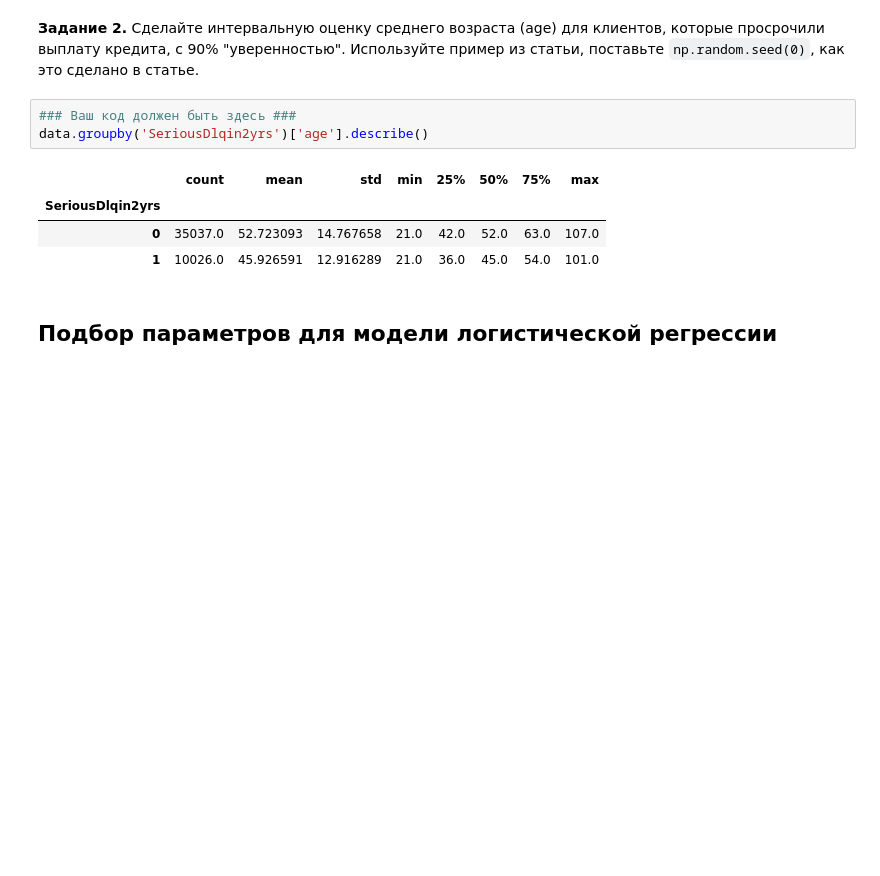
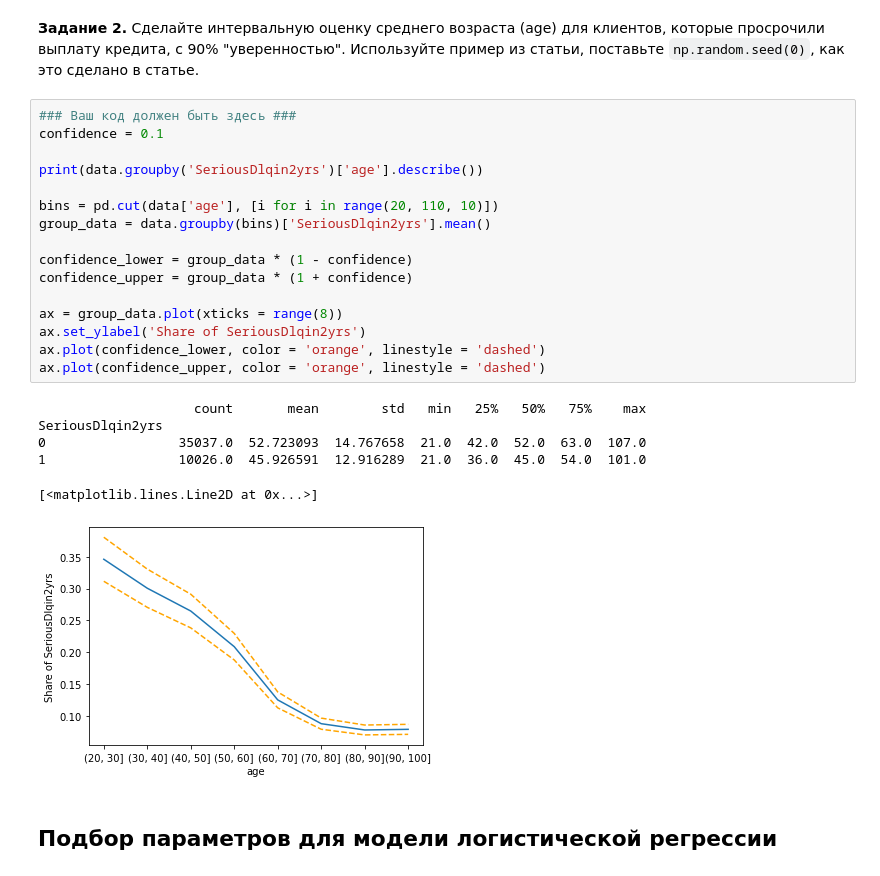
Before and after one commit to simon-torm/geekhub-ds-2020, a Jupyter notebook: HW11. Trees, bootstrap, random forest, bagging/HW.ipynb, the cells around one changed output. Saved outputs shown, nothing was run; the diff lists cells and outputs as text; blank space fills up the shorter version.

```diff
--- a/HW11. Trees, bootstrap, random forest, bagging/HW.ipynb
+++ b/HW11. Trees, bootstrap, random forest, bagging/HW.ipynb
@@ -116,14 +116,29 @@ y = table['SeriousDlqin2yrs']
 # Бутстрэп
 # %% [markdown]
 **Задание 2.** Сделайте интервальную оценку среднего возраста (age) для клиентов, которые просрочили выплату кредита, с 90% "уверенностью". Используйте пример из статьи, поставьте `np.random.seed(0)`, как это сделано в статье.
-# %%
-### Ваш код должен быть здесь ###
-data.groupby('SeriousDlqin2yrs')['age'].describe()
-# %% [output]
-|  | count | mean | std | min | 25% | 50% | 75% | max |
-| SeriousDlqin2yrs |  |  |  |  |  |  |  |  |
-| 0 | 35037.0 | 52.723093 | 14.767658 | 21.0 | 42.0 | 52.0 | 63.0 | 107.0 |
-| 1 | 10026.0 | 45.926591 | 12.916289 | 21.0 | 36.0 | 45.0 | 54.0 | 101.0 |
+# %%
+### Ваш код должен быть здесь ###
+confidence = 0.1
+
+print(data.groupby('SeriousDlqin2yrs')['age'].describe())
+
+bins = pd.cut(data['age'], [i for i in range(20, 110, 10)])
+group_data = data.groupby(bins)['SeriousDlqin2yrs'].mean()
+
+confidence_lower = group_data * (1 - confidence)
+confidence_upper = group_data * (1 + confidence)
+
+ax = group_data.plot(xticks = range(8))
+ax.set_ylabel('Share of SeriousDlqin2yrs')
+ax.plot(confidence_lower, color = 'orange', linestyle = 'dashed')
+ax.plot(confidence_upper, color = 'orange', linestyle = 'dashed')
+# %% [output]
+                    count       mean        std   min   25%   50%   75%    max
+SeriousDlqin2yrs
+0                 35037.0  52.723093  14.767658  21.0  42.0  52.0  63.0  107.0
+1                 10026.0  45.926591  12.916289  21.0  36.0  45.0  54.0  101.0
+[<matplotlib.lines.Line2D at 0x...>]
+[figure, added]
 # %% [markdown]
 ## Подбор параметров для модели логистической регрессии
 # %% [markdown]
```
Also changed, not shown: parts of 14 cells of this notebook.
